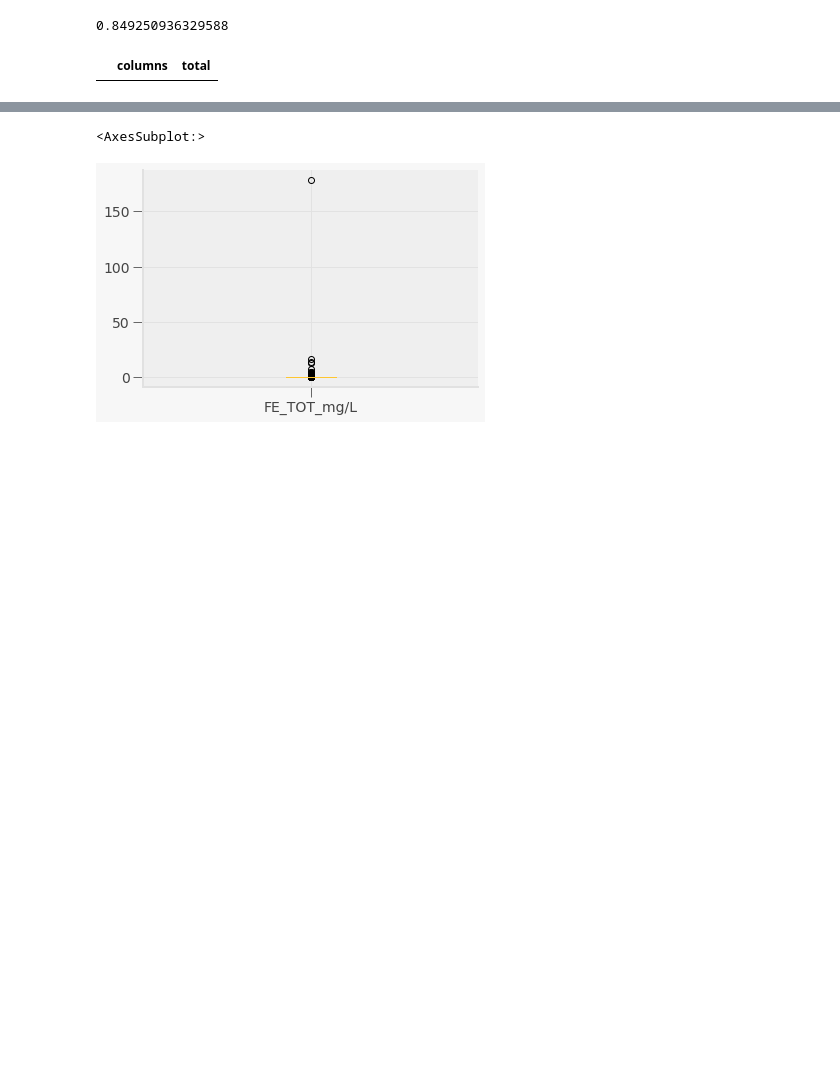
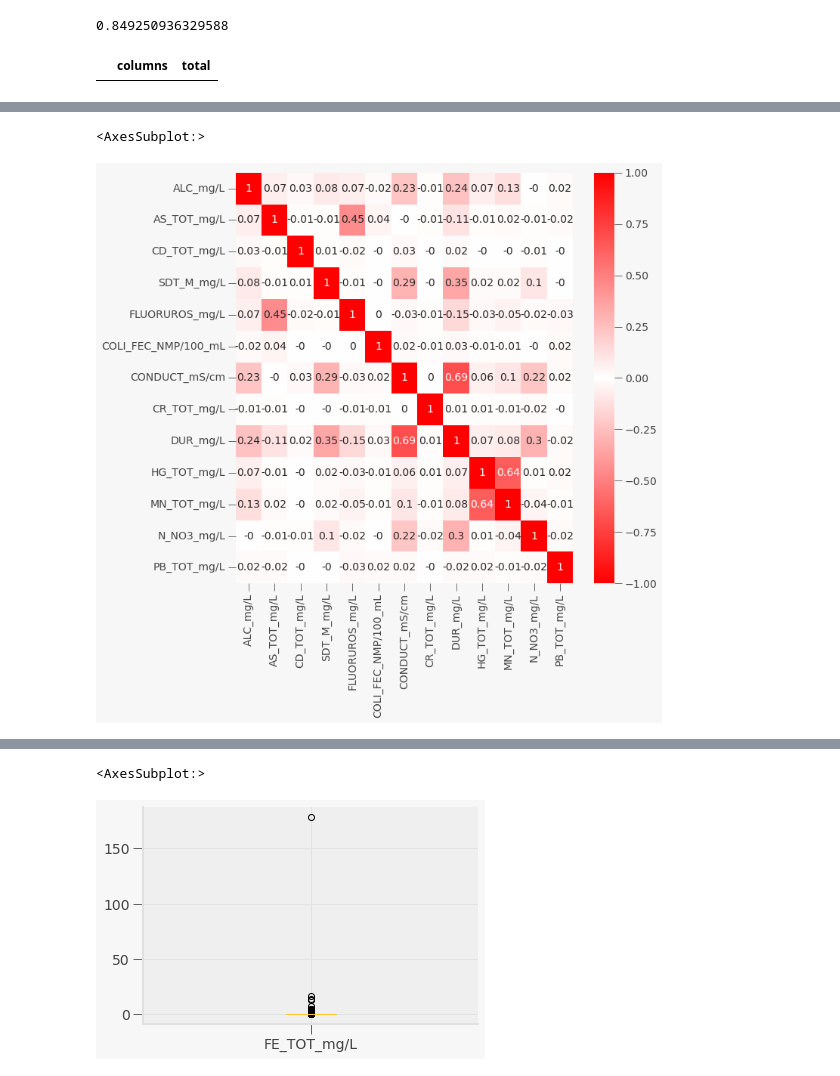
Before and after one commit to PosgradoMNA/actividades-del-projecto-equipo_102, a Jupyter notebook: Reto/aguas-subterraneas.ipynb, the cells around one changed output, grey strips where cells are left out. Cells and saved outputs as stored; diff of their text form; code cells hidden in the pictures; blank space fills up the shorter version.

```diff
--- a/Reto/aguas-subterraneas.ipynb
+++ b/Reto/aguas-subterraneas.ipynb
@@ -293,7 +293,7 @@ len(df[df['CUMPLE_CON_COND'] == df['CUMPLE_CON_DUR']])/len(df)
 df['CONTAMINANTES'] = df['CONTAMINANTES'].fillna('SIN_CONTAMINANTE')
 df.drop(['SDT_mg/L'], axis=1, inplace=True)
 na_columns.remove('SDT_mg/L')
-
+vars.remove('SDT_mg/L')
 
 from sklearn.pipeline import Pipeline
 from sklearn.impute import SimpleImputer
@@ -366,0 +364,11 @@ plt.show()
+# %%
+vars.remove('FE_TOT_mg/L')
+# %%
+cmap = LinearSegmentedColormap.from_list(
+    name='test',
+    colors=['red','white','red'])
+plt.figure(figsize=(10,10))
+sns.heatmap(np.round(df[vars].corr(), 2), annot=True, cmap = cmap, vmin = -1.0, vmax = 1.0)
+# %% [output]
+<AxesSubplot:>
+[figure, added]
```
Also changed, not shown: parts of 16 cells of this notebook.
